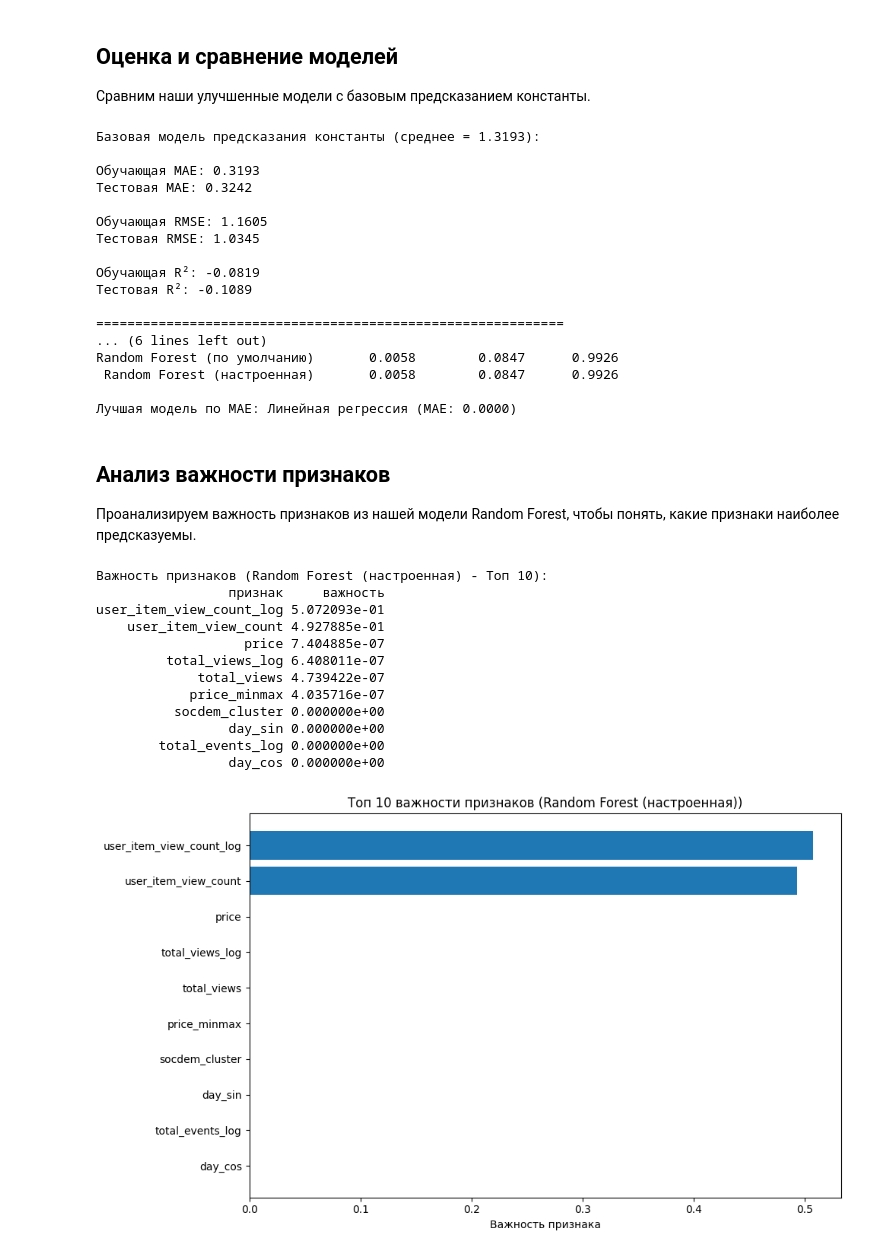
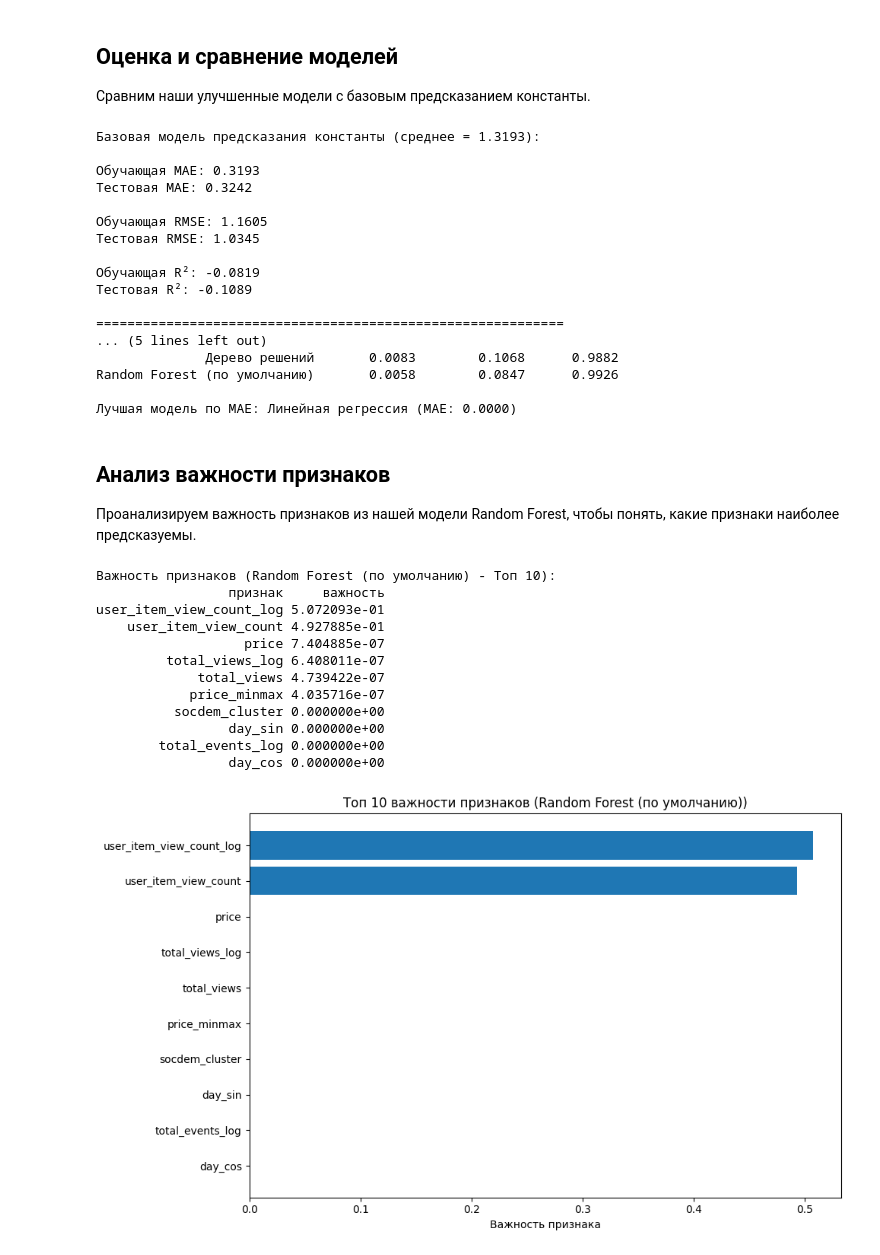
Before and after one commit to tUnknownLegend/ml-intro-itmo, a Jupyter notebook: task2_notebook/task2_final_ru.ipynb, the cells around one changed output. Saved outputs shown, nothing was run; the diff lists cells and outputs as text; code cells hidden in the pictures.

```diff
--- a/task2_notebook/task2_final_ru.ipynb
+++ b/task2_notebook/task2_final_ru.ipynb
@@ -845,5 +754,5 @@ Fitting 3 folds for each of 1 candidates, totalling 3 fits
 # %%
-def train_enhanced_models(X_train, X_test, y_train, y_test, best_rf_model=None):
+def train_enhanced_models(X_train, X_test, y_train, y_test):
     """Обучение и оценка улучшенных моделей, включая Random Forest с лучшими гиперпараметрами."""
 
     if X_train is None or X_test is None or y_train is None or y_test is None:
@@ -870,12 +779,6 @@ def train_enhanced_models(X_train, X_test, y_train, y_test, best_rf_model=None):
     rf_model_default = RandomForestRegressor(n_estimators=50, random_state=RANDOM_STATE, max_depth=5)
     rf_model_default.fit(X_train, y_train)
     models['Random Forest (по умолчанию)'] = rf_model_default
-
-    # 4. Регрессор Random Forest (с лучшими гиперпараметрами, если доступны)
-    if best_rf_model is not None:
-        print("Обучение модели регрессора Random Forest (настроенная)...")
-        best_rf_model.fit(X_train, y_train)
-        models['Random Forest (настроенная)'] = best_rf_model
 
     # Оцениваем модели
     for name, model in models.items():
@@ -917,9 +820,7 @@ def train_enhanced_models(X_train, X_test, y_train, y_test, best_rf_model=None):
 
 # Обучаем улучшенные модели
 if split_data is not None:
-    # Используем лучшую модель из настройки гиперпараметров, если доступна
-    best_model = best_rf_model if 'best_rf_model' in locals() else None
-    models, results = train_enhanced_models(X_train, X_test, y_train, y_test, best_model)
+    models, results = train_enhanced_models(X_train, X_test, y_train, y_test)
 # %% [output]
 Обучение модели линейной регрессии...
 Обучение модели регрессора дерева решений...
@@ -1040,9 +941,9 @@ if split_data is not None and 'results' in locals():
 Тестовая R²: -0.1089
 
 ============================================================
-... (6 lines left out)
+... (5 lines left out)
+              Дерево решений       0.0083        0.1068      0.9882
 Random Forest (по умолчанию)       0.0058        0.0847      0.9926
- Random Forest (настроенная)       0.0058        0.0847      0.9926
 
 Лучшая модель по MAE: Линейная регрессия (MAE: 0.0000)
 # %% [markdown]
@@ -1057,10 +958,7 @@ def analyze_feature_importance(models, feature_cols):
     model_to_use = None
     model_name = None
 
-    if 'Random Forest (настроенная)' in models:
-        model_to_use = models['Random Forest (настроенная)']
-        model_name = 'Random Forest (настроенная)'
-    elif 'Random Forest (по умолчанию)' in models:
+    if 'Random Forest (по умолчанию)' in models:
         model_to_use = models['Random Forest (по умолчанию)']
         model_name = 'Random Forest (по умолчанию)'
 
@@ -1077,32 +975,32 @@ def analyze_feature_importance(models, feature_cols):
 
     print(f"\nВажность признаков ({model_name} - Топ 10):")
     print(feature_importance_df.head(10).to_string(index=False))
 
     # Строим график важности признаков
     plt.figure(figsize=(10, 6))
     top_features = feature_importance_df.head(10)
     plt.barh(range(len(top_features)), top_features['важность'])
     plt.yticks(range(len(top_features)), top_features['признак'])
     plt.xlabel('Важность признака')
     plt.title(f'Топ 10 важности признаков ({model_name})')
     plt.gca().invert_yaxis()
     plt.tight_layout()
     plt.show()
 
 # Анализируем важность признаков
 if 'models' in locals() and 'feature_cols' in locals():
     analyze_feature_importance(models, feature_cols)
 # %% [output]
-Важность признаков (Random Forest (настроенная) - Топ 10):
+Важность признаков (Random Forest (по умолчанию) - Топ 10):
                  признак     важность
 user_item_view_count_log 5.072093e-01
     user_item_view_count 4.927885e-01
                    price 7.404885e-07
          total_views_log 6.408011e-07
              total_views 4.739422e-07
             price_minmax 4.035716e-07
           socdem_cluster 0.000000e+00
                  day_sin 0.000000e+00
         total_events_log 0.000000e+00
                  day_cos 0.000000e+00
-[figure, old version]
+[figure, new version]
```
Also changed, not shown: parts of 6 cells of this notebook.
